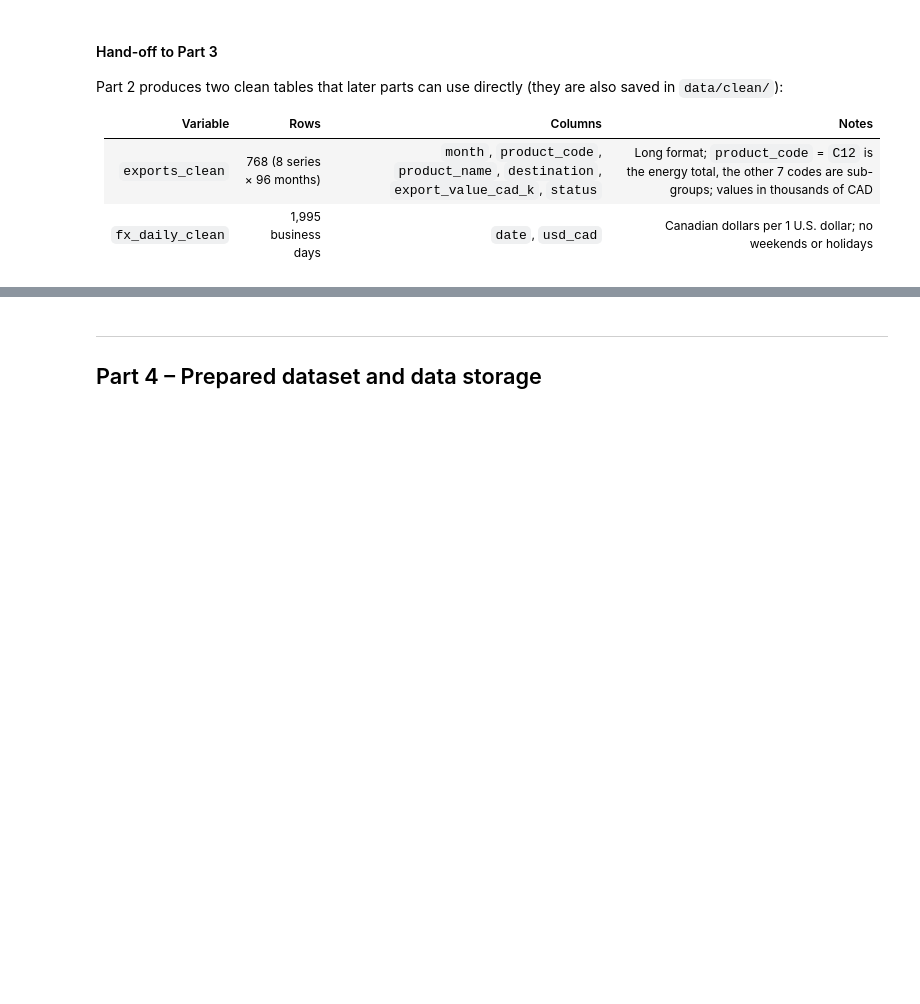
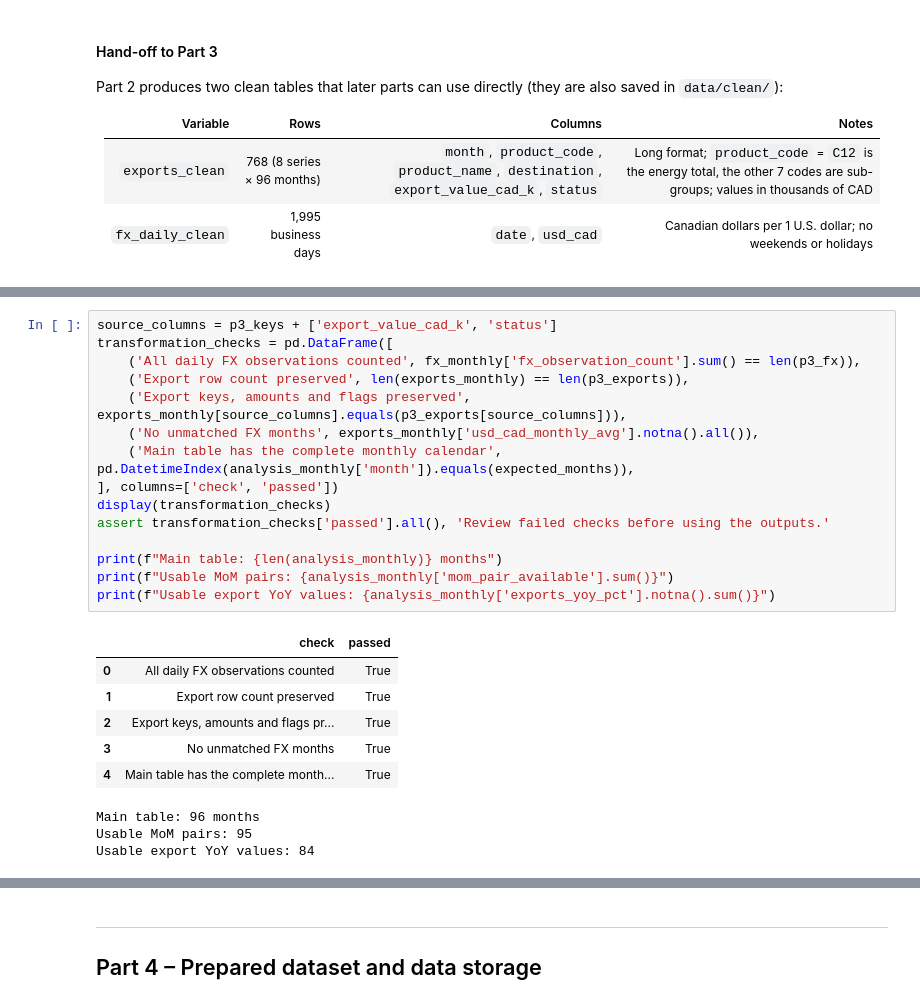
Before and after one commit to Lingliliee/Milestone-2, a Jupyter notebook: notebooks/milestone2_pipeline.ipynb, the cells around one changed output, grey strips where cells are left out. Saved outputs shown, nothing was run; the diff lists cells and outputs as text; blank space fills up the shorter version.

```diff
--- a/notebooks/milestone2_pipeline.ipynb
+++ b/notebooks/milestone2_pipeline.ipynb
@@ -547,0 +672,25 @@ _Add your code below. Inputs: `exports_clean` and `fx_daily_clean` from Part 2._
+# %%
+source_columns = p3_keys + ['export_value_cad_k', 'status']
+transformation_checks = pd.DataFrame([
+    ('All daily FX observations counted', fx_monthly['fx_observation_count'].sum() == len(p3_fx)),
+    ('Export row count preserved', len(exports_monthly) == len(p3_exports)),
+    ('Export keys, amounts and flags preserved', exports_monthly[source_columns].equals(p3_exports[source_columns])),
+    ('No unmatched FX months', exports_monthly['usd_cad_monthly_avg'].notna().all()),
+    ('Main table has the complete monthly calendar', pd.DatetimeIndex(analysis_monthly['month']).equals(expected_months)),
+], columns=['check', 'passed'])
+display(transformation_checks)
+assert transformation_checks['passed'].all(), 'Review failed checks before using the outputs.'
+
+print(f"Main table: {len(analysis_monthly)} months")
+print(f"Usable MoM pairs: {analysis_monthly['mom_pair_available'].sum()}")
+print(f"Usable export YoY values: {analysis_monthly['exports_yoy_pct'].notna().sum()}")
+# %% [output]
+|  | check | passed |
+| 0 | All daily FX observations counted | True |
+| 1 | Export row count preserved | True |
+| 2 | Export keys, amounts and flags pr... | True |
+| 3 | No unmatched FX months | True |
+| 4 | Main table has the complete month... | True |
+Main table: 96 months
+Usable MoM pairs: 95
+Usable export YoY values: 84
```
Also changed, not shown: parts of 14 cells of this notebook, 4 other files.
